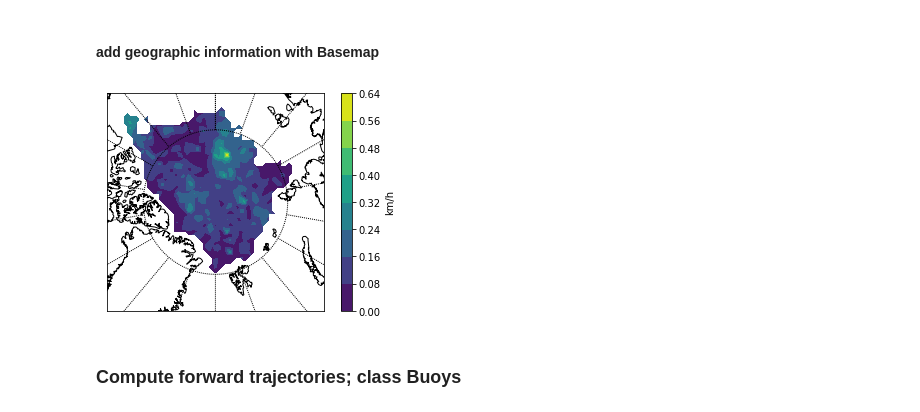
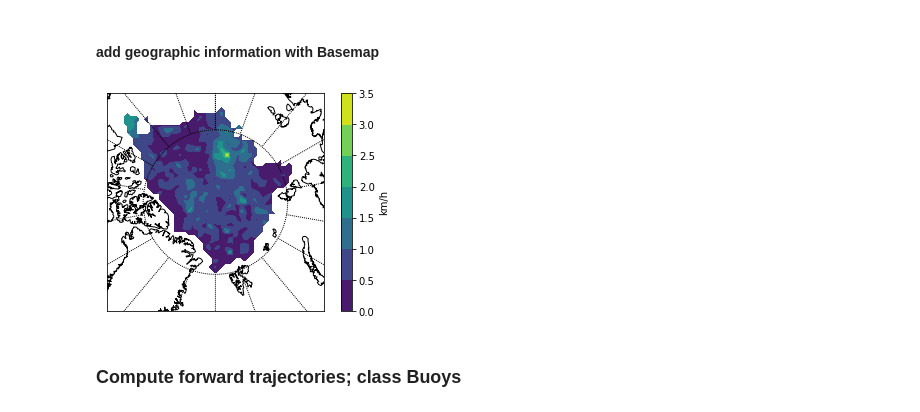
Before and after one commit to trackow/pyberg, a Jupyter notebook: driftforecast_MOSAiC.ipynb, the cells around one changed output. Cells and saved outputs as stored; diff of their text form; code cells hidden in the pictures.

```diff
--- a/driftforecast_MOSAiC.ipynb
+++ b/driftforecast_MOSAiC.ipynb
@@ -152,0 +141,12 @@ plotfield=np.squeeze(np.sqrt((dX[0,:,:]/72.)**2 + (dY[0,:,:]/72.)**2)) # km/3day
+# %%
+# lon lat on grid
+lon_start=np.copy(fl.variables['lon'])
+lat_start=np.copy(fl.variables['lat'])
+
+# lon lat at the end of the displacement
+lon_end=np.squeeze(fl.variables['lon1'][0,:,:])
+lat_end=np.squeeze(fl.variables['lat1'][0,:,:])
+
+# displacement in projection
+dX=fl.variables['dX']
+dY=fl.variables['dY']
@@ -152,0 +157,16 @@ plotfield=np.squeeze(np.sqrt((dX[0,:,:]/72.)**2 + (dY[0,:,:]/72.)**2)) # km/3day
+# %%
+# test to plot something
+plotfield=np.squeeze(np.sqrt((dX[0,:,:]/48.)**2 + (dY[0,:,:]/48.)**2)) # km/2days -> km/h
+plotfield=np.squeeze(dX[0,:,:]/48.) # km/2days -> km/h
+plotfield=np.squeeze(dY[0,:,:]/48.) # km/2days -> km/h
+plotfield=deltalat
+
+deltalon=lon_end-lon_start
+deltalon[deltalon>100.]=deltalon[deltalon>100.]-360. # jump at -180..180
+deltalon[deltalon<-100.]=deltalon[deltalon<-100.]+360. # jump at -180..180
+Ufield=deltalon/48. *length_of_latitude_circle(lat=lat_start[:,:])/360. * 3.6 # km/h -> m/s
+#plotfield2=(lon_end[lon_end<0.]+360-lon_start)/48. *length_of_latitude_circle(lat=lat_start[:,:])/360. * 3.6 # km/h -> m/s
+Vfield=(lat_end-lat_start)/48. *length_of_latitude_circle(lat=0.)/360. * 3.6 #km/h -> m/s
+#plotfield=lon_start
+#plotfield=lat_start
+plotfield=np.squeeze(np.sqrt(Ufield**2 + Vfield**2)) # km/2days -> km/h
@@ -166,21 +208,22 @@ plt.show()
 # %%
 m = Basemap(projection='npstere',boundinglat=75,lon_0=0,resolution='l')
 #m = Basemap(projection='robin',boundinglat=40,lon_0=0,resolution='l')
 m.drawcoastlines()
 #m.fillcontinents(color='0.1',lake_color='lightblue')
 # draw parallels and meridians.
 m.drawparallels(np.arange(-80.,81.,20.))
 m.drawmeridians(np.arange(-180.,181.,20.))
 #m.drawmapboundary(fill_color='lightblue')
 
 lon_map,lat_map=m(lon_start[:,:],lat_start[:,:])
-m.contourf(lon_map,lat_map,plotfield)
+im=m.contourf(lon_map,lat_map,plotfield)
 
 cbar=plt.colorbar()
 cbar.set_label('km/h')
+
 plt.show()
 # %% [output]
-[figure, old version]
+[figure, new version]
 # %% [markdown]
 ### Compute forward trajectories; class Buoys
 # %%
```
Also changed, not shown: parts of 32 cells of this notebook, 1 other file.
